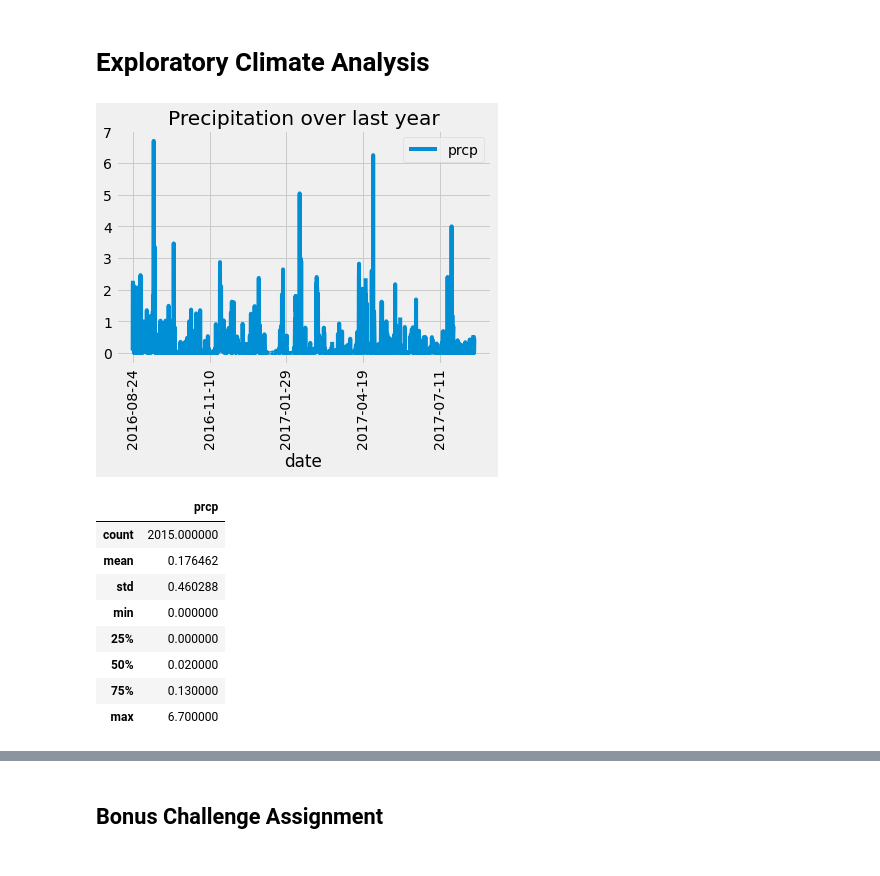
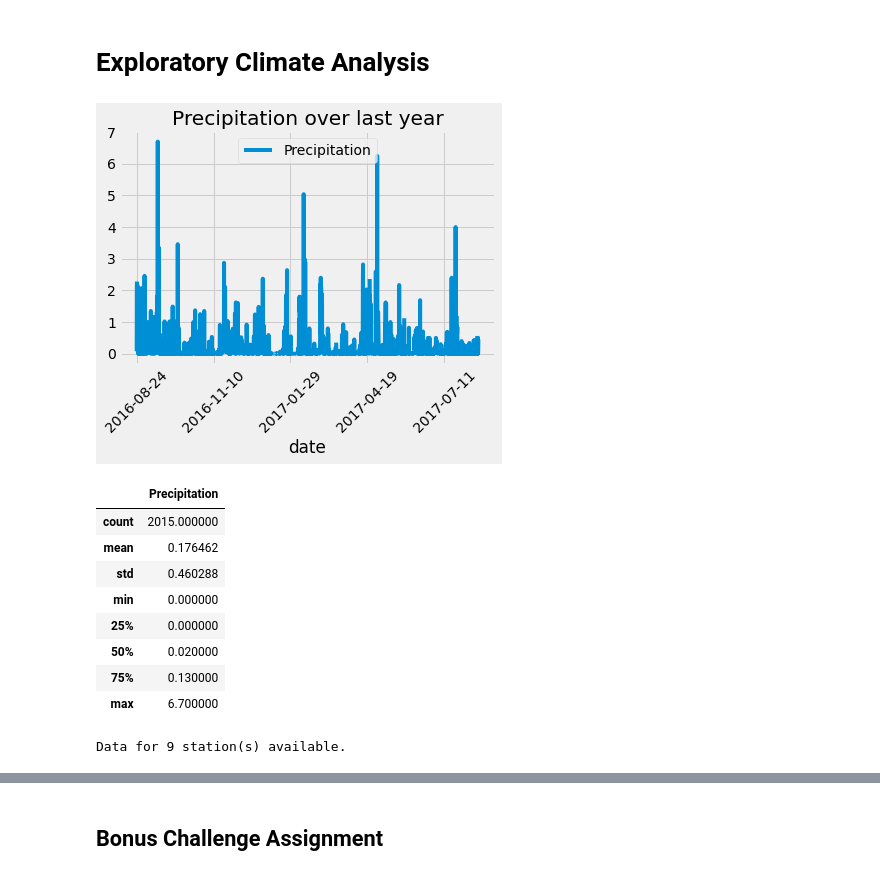
Before and after one commit to MarcyVampQueen/sqlalchemy-challenge, a Jupyter notebook: climate_starter.ipynb, the cells around one changed output, grey strips where cells are left out. Cells and saved outputs as stored; diff of their text form; code cells hidden in the pictures.

```diff
--- a/climate_starter.ipynb
+++ b/climate_starter.ipynb
@@ -40,33 +40,33 @@ session = Session(engine)
 # %%
 # Design a query to retrieve the last 12 months of precipitation data and plot the results
 lastDate = session.query(Measurement.date).order_by(desc('date')).first()[0]
 
 # Calculate the date 1 year ago from the last data point in the database
 searchDate = (dt.date.fromisoformat(lastDate) - dt.timedelta(days=365)).isoformat()
 
 # Perform a query to retrieve the data and precipitation scores
 lastYear = session.query(Measurement.date, Measurement.prcp).filter(Measurement.date > searchDate).order_by(Measurement.date)
 
 # Save the query results as a Pandas DataFrame and set the index to the date column
 yearDF = pd.DataFrame(lastYear)
-#yearDF['date'] = yearDF['date'].astype('datetime64[ns]')
+yearDF.rename(columns={'prcp': 'Precipitation'}, inplace=True)
 yearDF.set_index('date', inplace=True)
 
 # Sort the dataframe by date
 yearDF.sort_index(inplace=True)
 
 # Use Pandas Plotting with Matplotlib to plot the data
-yearDF.plot.line(rot=90, title='Precipitation over last year')
+yearDF.plot.line(rot=45, title='Precipitation over last year')
 plt.xlabel = 'Date'
 plt.ylabel = 'Inches'
 plt.show()
 # %% [output]
-[figure, old version]
+[figure, new version]
 # %%
 # Use Pandas to calcualte the summary statistics for the precipitation data
 yearDF.describe()
 # %% [output]
-|  | prcp |
+|  | Precipitation |
 | count | 2015.000000 |
 | mean | 0.176462 |
 | std | 0.460288 |
@@ -77,6 +77,10 @@ yearDF.describe()
 | max | 6.700000 |
 # %%
 # Design a query to show how many stations are available in this dataset?
+stationCount = session.query(Measurement).group_by('station').count()
+print(f'Data for {stationCount} station(s) available.')
+# %% [output]
+Data for 9 station(s) available.
 # %%
 # What are the most active stations? (i.e. what stations have the most rows)?
 # List the stations and the counts in descending order.
```
Also changed, not shown: parts of 1 cell of this notebook, 1 other file.
